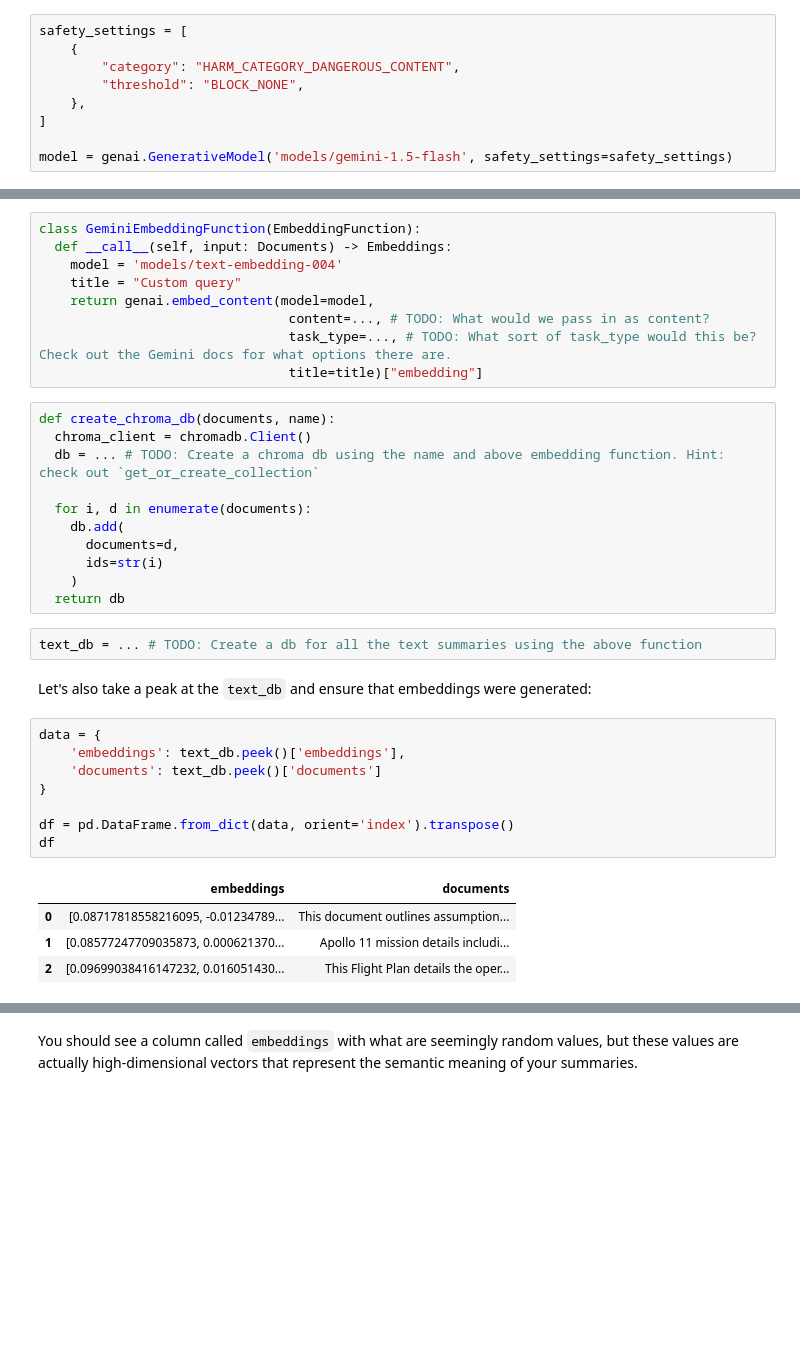
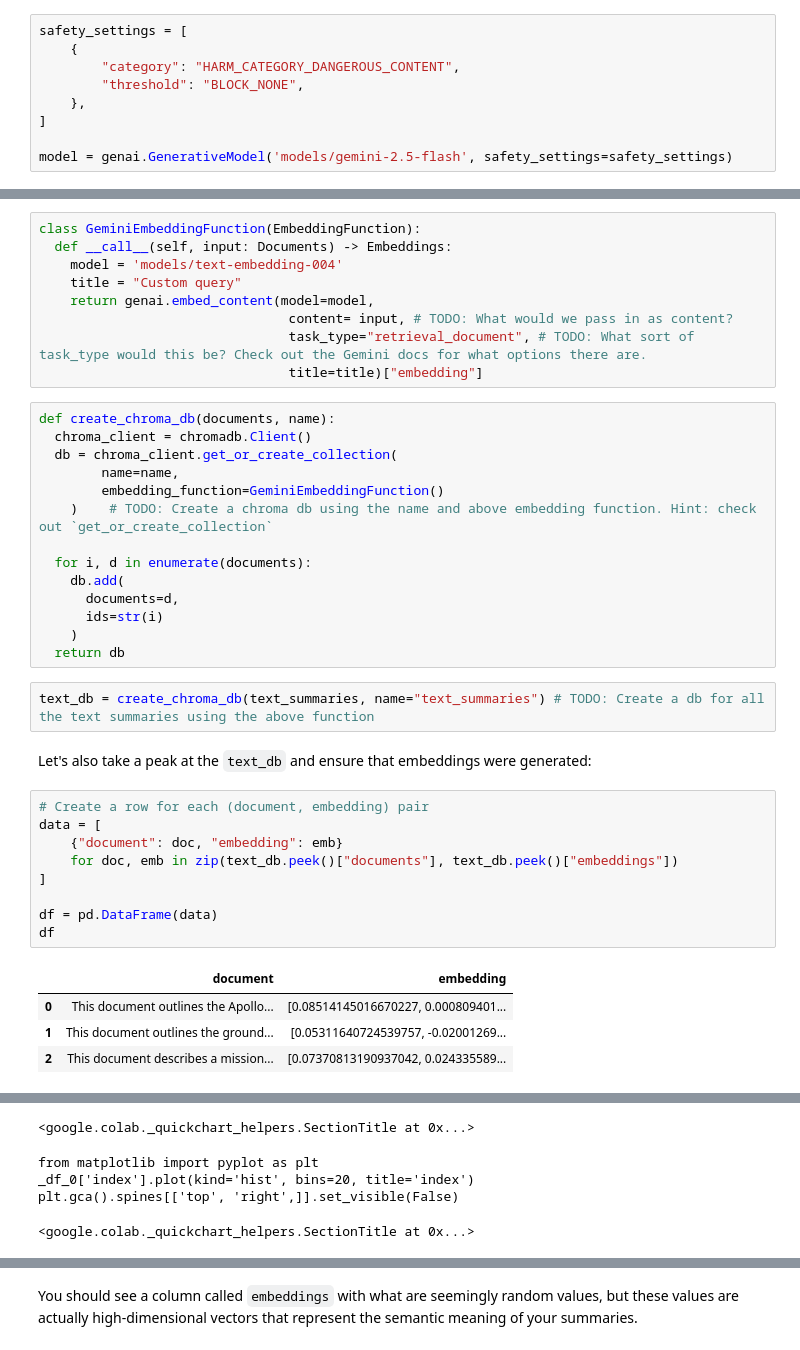
Before and after one commit to Ajanikehinde/.kaggle.com-code-azeezajani-exercise-bar-charts-and-heatmaps, a Jupyter notebook: exercise/starter/Empty_Gemini_Final_Exercise.ipynb, the cells around one changed output, grey strips where cells are left out. Drawn from its saved outputs; the diff is of its cells as text; blank space fills up the shorter version.

```diff
--- a/exercise/starter/Empty_Gemini_Final_Exercise.ipynb
+++ b/exercise/starter/Empty_Gemini_Final_Exercise.ipynb
@@ -150,6 +165,6 @@ safety_settings = [
     },
 ]
 
-model = genai.GenerativeModel('models/gemini-1.5-flash', safety_settings=safety_settings)
+model = genai.GenerativeModel('models/gemini-2.5-flash', safety_settings=safety_settings)
 # %%
 image_files, text_summaries = create_text_summary()
@@ -174,13 +189,16 @@ class GeminiEmbeddingFunction(EmbeddingFunction):
     model = 'models/text-embedding-004'
     title = "Custom query"
     return genai.embed_content(model=model,
-                                content=..., # TODO: What would we pass in as content?
-                                task_type=..., # TODO: What sort of task_type would this be? Check out the Gemini docs for what options there are.
+                                content= input, # TODO: What would we pass in as content?
+                                task_type="retrieval_document", # TODO: What sort of task_type would this be? Check out the Gemini docs for what options there are.
                                 title=title)["embedding"]
 # %%
 def create_chroma_db(documents, name):
   chroma_client = chromadb.Client()
-  db = ... # TODO: Create a chroma db using the name and above embedding function. Hint: check out `get_or_create_collection`
+  db = chroma_client.get_or_create_collection(
+        name=name,
+        embedding_function=GeminiEmbeddingFunction()
+    )    # TODO: Create a chroma db using the name and above embedding function. Hint: check out `get_or_create_collection`
 
   for i, d in enumerate(documents):
     db.add(
@@ -189,19 +207,20 @@ def create_chroma_db(documents, name):
     )
   return db
 # %%
-text_db = ... # TODO: Create a db for all the text summaries using the above function
+text_db = create_chroma_db(text_summaries, name="text_summaries") # TODO: Create a db for all the text summaries using the above function
 # %% [markdown]
 Let's also take a peak at the `text_db` and ensure that embeddings were generated:
-# %%
-data = {
-    'embeddings': text_db.peek()['embeddings'],
-    'documents': text_db.peek()['documents']
-}
-
-df = pd.DataFrame.from_dict(data, orient='index').transpose()
-df
-# %% [output]
-|  | embeddings | documents |
-| 0 | [0.08717818558216095, -0.01234789... | This document outlines assumption... |
-| 1 | [0.08577247709035873, 0.000621370... | Apollo 11 mission details includi... |
-| 2 | [0.09699038416147232, 0.016051430... | This Flight Plan details the oper... |
+# %%
+# Create a row for each (document, embedding) pair
+data = [
+    {"document": doc, "embedding": emb}
+    for doc, emb in zip(text_db.peek()["documents"], text_db.peek()["embeddings"])
+]
+
+df = pd.DataFrame(data)
+df
+# %% [output]
+|  | document | embedding |
+| 0 | This document outlines the Apollo... | [0.08514145016670227, 0.000809401... |
+| 1 | This document outlines the ground... | [0.05311640724539757, -0.02001269... |
+| 2 | This document describes a mission... | [0.07370813190937042, 0.024335589... |
@@ -207,0 +228,5 @@ df
+<google.colab._quickchart_helpers.SectionTitle at 0x...>
+from matplotlib import pyplot as plt
+_df_0['index'].plot(kind='hist', bins=20, title='index')
+plt.gca().spines[['top', 'right',]].set_visible(False)
+<google.colab._quickchart_helpers.SectionTitle at 0x...>
```
Also changed, not shown: parts of 23 cells of this notebook.
